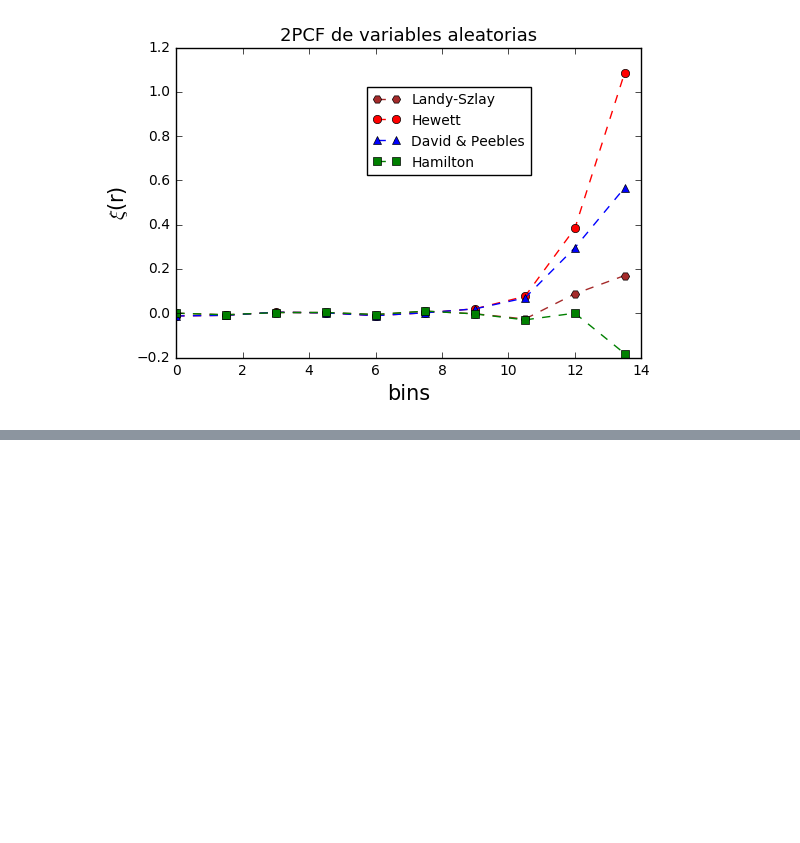
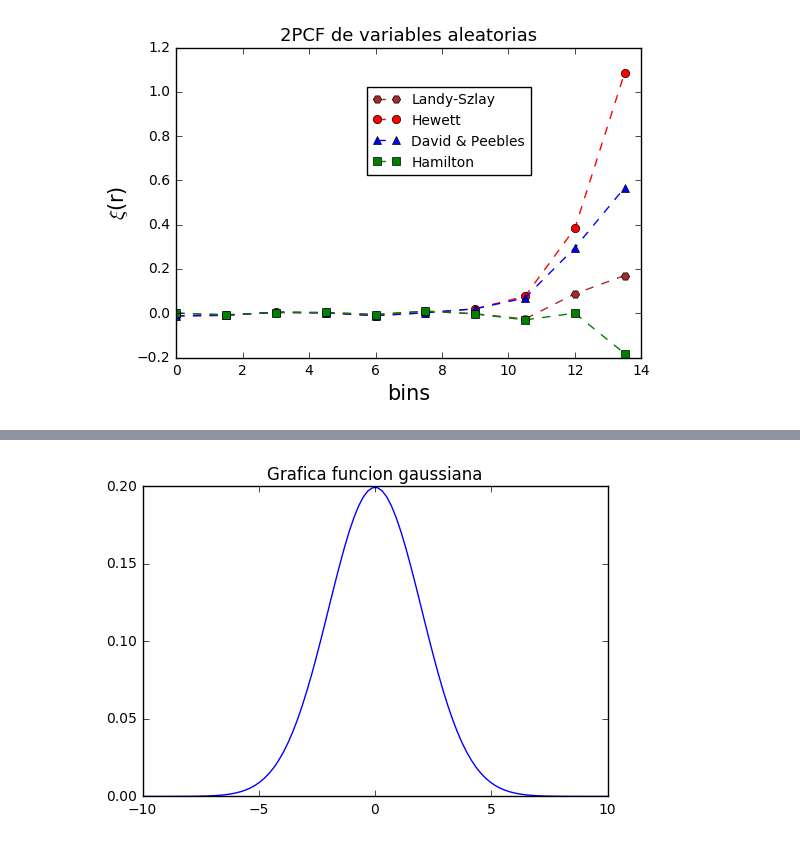
Before and after one commit to Xoca35/Semana-2, a Jupyter notebook: 2PCF.ipynb, the cells around one changed output, grey strips where cells are left out. Cells and saved outputs as stored; diff of their text form; code cells hidden in the pictures; blank space fills up the shorter version.

```diff
--- a/2PCF.ipynb
+++ b/2PCF.ipynb
@@ -181,0 +217,27 @@ plt.show()S
+# %%
+#definir funcion gaussiana
+
+def gauss(mu,sigma,x):
+    coef =(sigma * np.sqrt(2 * np.pi))
+
+    return   np.exp( - (x - mu)**2 / (2 * sigma**2) )/coef
+# %%
+#parametros iniciales x
+xmin=-10.0
+xmax=10.
+n=100
+
+#propiedades gaussiana
+mu=0
+sigma=2
+
+
+x= np.linspace(xmin,xmax,n)
+ygauss= gauss(mu,sigma,x) #funcion de gaussiana
+
+#graficar gaussiana normal
+plt.plot(x,y)
+plt.title('Grafica funcion gaussiana')
+plt.show()
+# %% [output]
+[figure, added]
```
Also changed, not shown: parts of 14 cells of this notebook.
